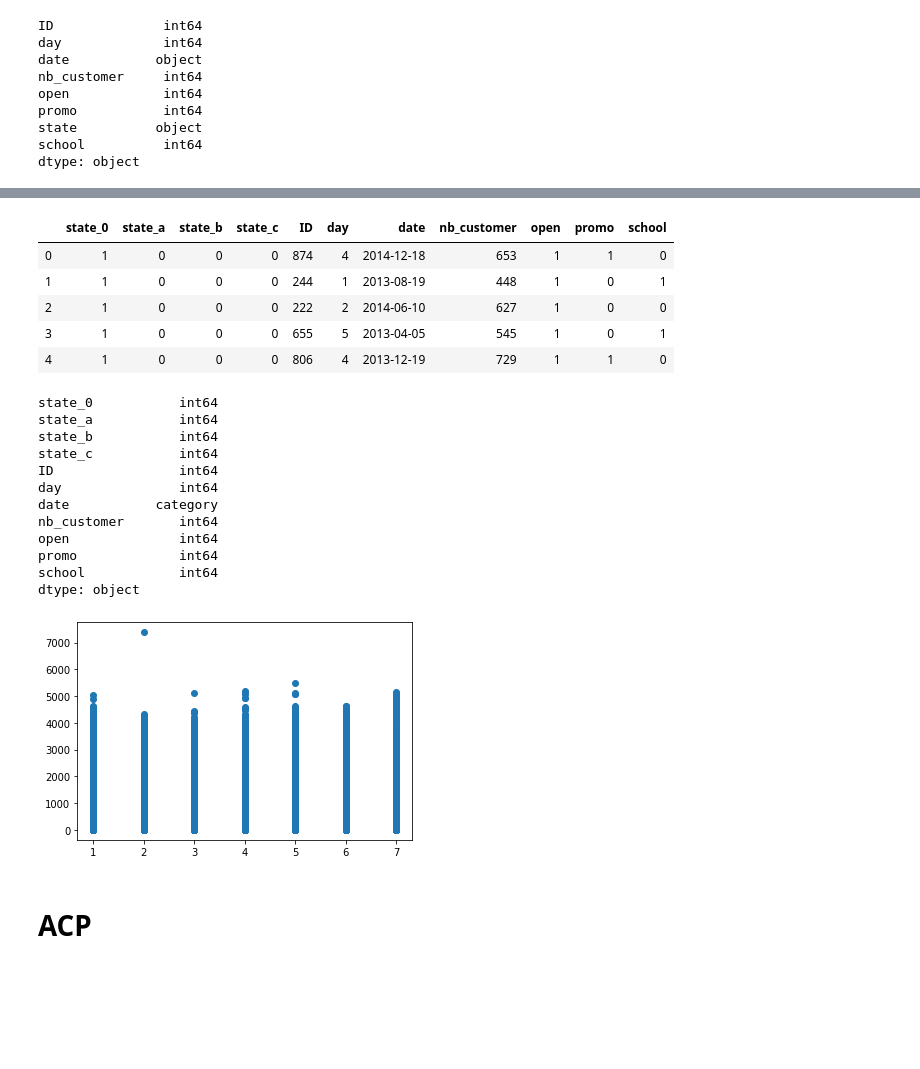
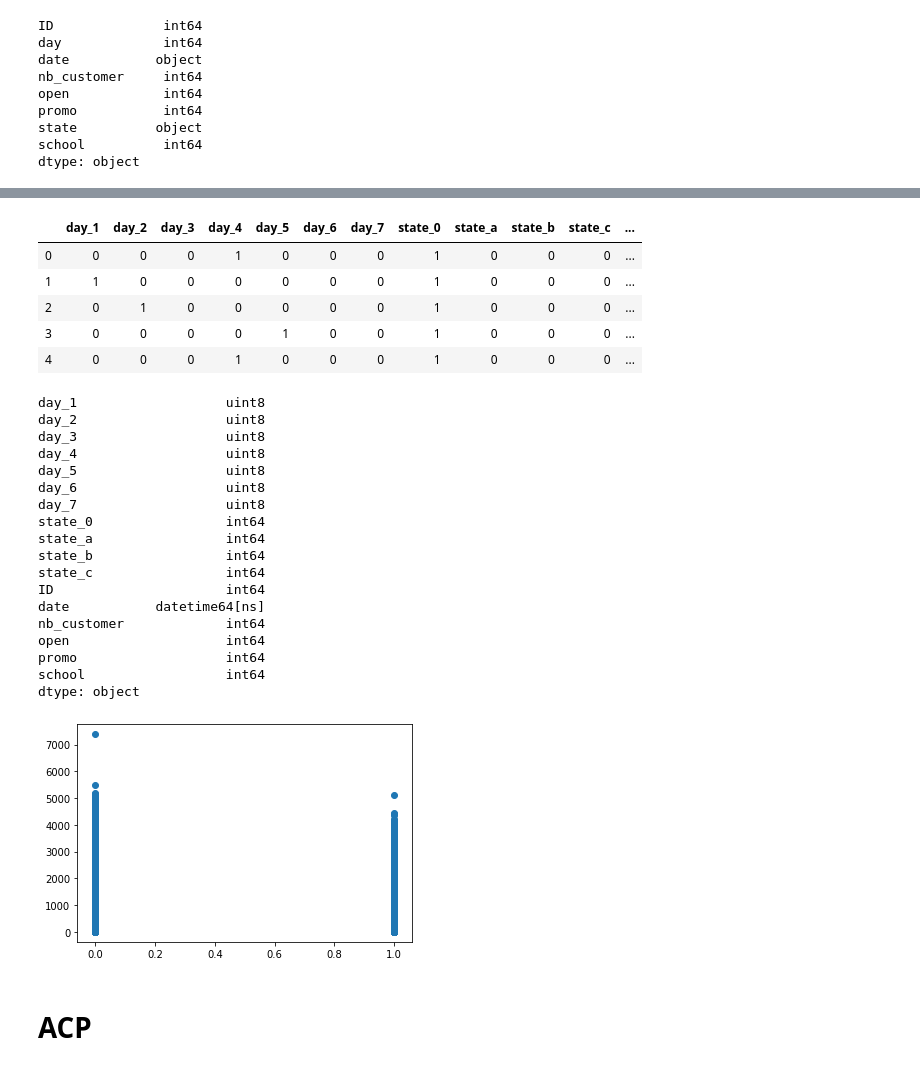
Before and after one commit to gleprince/kaggle-store-optimisation, a Jupyter notebook: guilhem.ipynb, the cells around one changed output, grey strips where cells are left out. Cells and saved outputs as stored; diff of their text form; code cells hidden in the pictures; blank space fills up the shorter version.

```diff
--- a/guilhem.ipynb
+++ b/guilhem.ipynb
@@ -29,5 +29,5 @@ state          object
 school          int64
 dtype: object
 # %%
-data["date"]=pd.Categorical(data["date"],ordered=False)
+data["date"]=pd.to_datetime(data["date"])
 data["state"]=pd.Categorical(data["state"],ordered=False)
@@ -34,15 +46,16 @@ data["state"]=pd.Categorical(data["state"],ordered=False)
 # %%
 data_extract=pd.get_dummies(data[["state"]])
-rest=data[["ID","day","date","nb_customer","open","promo","school"]]
-ddata=pd.concat([data_extract,rest],axis=1)
+extract= pd.get_dummies(data["day"],'day')
+rest=data[["ID","date","nb_customer","open","promo","school"]]
+ddata=pd.concat([extract,data_extract,rest],axis=1)
 ddata.head()
 # %% [output]
-|  | state_0 | state_a | state_b | state_c | ID | day | date | nb_customer | open | promo | school |
-| 0 | 1 | 0 | 0 | 0 | 874 | 4 | 2014-12-18 | 653 | 1 | 1 | 0 |
-| 1 | 1 | 0 | 0 | 0 | 244 | 1 | 2013-08-19 | 448 | 1 | 0 | 1 |
-| 2 | 1 | 0 | 0 | 0 | 222 | 2 | 2014-06-10 | 627 | 1 | 0 | 0 |
-| 3 | 1 | 0 | 0 | 0 | 655 | 5 | 2013-04-05 | 545 | 1 | 0 | 1 |
-| 4 | 1 | 0 | 0 | 0 | 806 | 4 | 2013-12-19 | 729 | 1 | 1 | 0 |
+|  | day_1 | day_2 | day_3 | day_4 | day_5 | day_6 | day_7 | state_0 | state_a | state_b | state_c | ... |
+| 0 | 0 | 0 | 0 | 1 | 0 | 0 | 0 | 1 | 0 | 0 | 0 | ... |
+| 1 | 1 | 0 | 0 | 0 | 0 | 0 | 0 | 1 | 0 | 0 | 0 | ... |
+| 2 | 0 | 1 | 0 | 0 | 0 | 0 | 0 | 1 | 0 | 0 | 0 | ... |
+| 3 | 0 | 0 | 0 | 0 | 1 | 0 | 0 | 1 | 0 | 0 | 0 | ... |
+| 4 | 0 | 0 | 0 | 1 | 0 | 0 | 0 | 1 | 0 | 0 | 0 | ... |
 # %%
 ddata["state_0"]=pd.DataFrame(ddata["state_0"], dtype=int)
 ddata["state_a"]=pd.DataFrame(ddata["state_a"], dtype=int)
@@ -50,23 +63,29 @@ ddata["state_b"]=pd.DataFrame(ddata["state_b"], dtype=int)
 ddata["state_c"]=pd.DataFrame(ddata["state_c"], dtype=int)
 ddata.dtypes
 # %% [output]
-state_0           int64
-state_a           int64
-state_b           int64
-state_c           int64
-ID                int64
-day               int64
-date           category
-nb_customer       int64
-open              int64
-promo             int64
-school            int64
+day_1                   uint8
+day_2                   uint8
+day_3                   uint8
+day_4                   uint8
+day_5                   uint8
+day_6                   uint8
+day_7                   uint8
+state_0                 int64
+state_a                 int64
+state_b                 int64
+state_c                 int64
+ID                      int64
+date           datetime64[ns]
+nb_customer             int64
+open                    int64
+promo                   int64
+school                  int64
 dtype: object
 # %%
-plt.scatter(data["day"],data["nb_customer"])
+plt.scatter(ddata["day_3"],ddata["nb_customer"])
 plt.show()
 # %% [output]
-[figure, old version]
+[figure, new version]
 # %% [markdown]
 # ACP
 # %%
```
Also changed, not shown: parts of 24 cells of this notebook.
